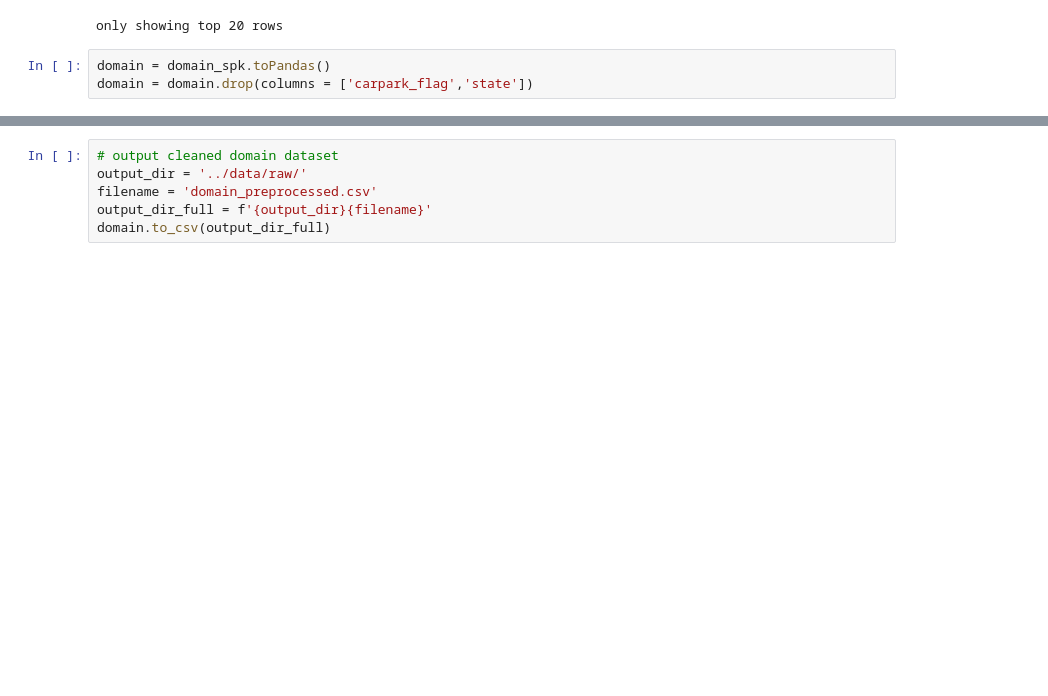
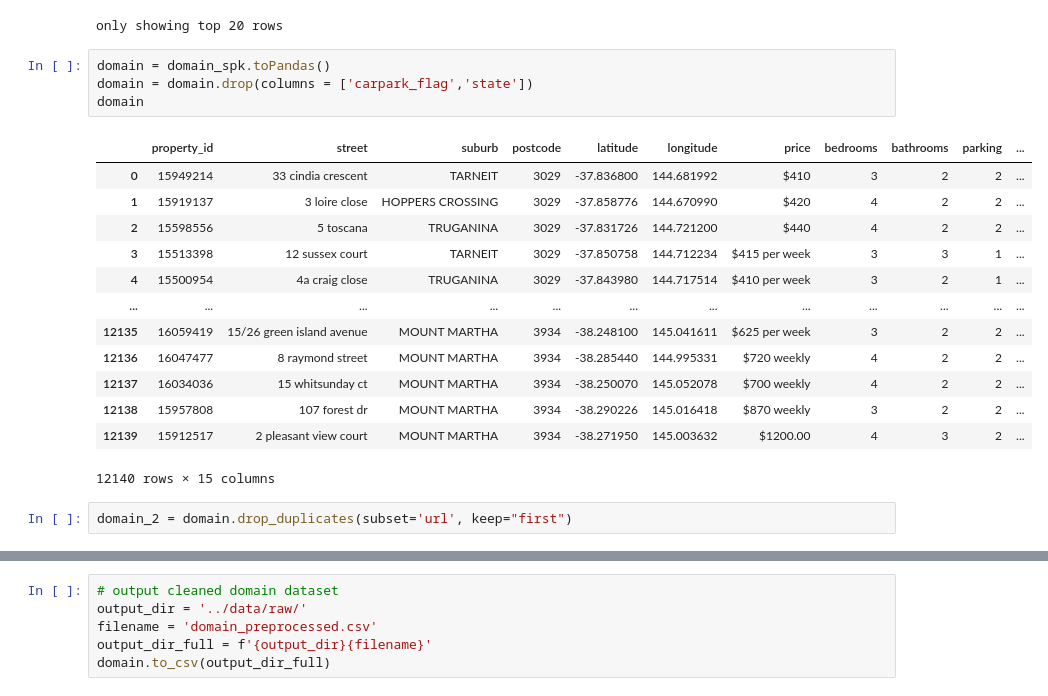
Before and after one commit to MAST30034-Applied-Data-Science/generic-real-estate-consulting-project-group-7, a Jupyter notebook: notebooks/domain_preprocess.ipynb, the cells around one changed output, grey strips where cells are left out. Saved outputs shown, nothing was run; the diff lists cells and outputs as text; blank space fills up the shorter version.

Commit message:
remove duplicate url

```diff
--- a/notebooks/domain_preprocess.ipynb
+++ b/notebooks/domain_preprocess.ipynb
@@ -154,3 +160,20 @@ only showing top 20 rows
 # %%
 domain = domain_spk.toPandas()
 domain = domain.drop(columns = ['carpark_flag','state'])
+domain
+# %% [output]
+|  | property_id | street | suburb | postcode | latitude | longitude | price | bedrooms | bathrooms | parking | ... |
+| 0 | 15949214 | 33 cindia crescent | TARNEIT | 3029 | -37.836800 | 144.681992 | $410 | 3 | 2 | 2 | ... |
+| 1 | 15919137 | 3 loire close | HOPPERS CROSSING | 3029 | -37.858776 | 144.670990 | $420 | 4 | 2 | 2 | ... |
+| 2 | 15598556 | 5 toscana | TRUGANINA | 3029 | -37.831726 | 144.721200 | $440 | 4 | 2 | 2 | ... |
+| 3 | 15513398 | 12 sussex court | TARNEIT | 3029 | -37.850758 | 144.712234 | $415 per week | 3 | 3 | 1 | ... |
+| 4 | 15500954 | 4a craig close | TRUGANINA | 3029 | -37.843980 | 144.717514 | $410 per week | 3 | 2 | 1 | ... |
+| ... | ... | ... | ... | ... | ... | ... | ... | ... | ... | ... | ... |
+| 12135 | 16059419 | 15/26 green island avenue | MOUNT MARTHA | 3934 | -38.248100 | 145.041611 | $625 per week | 3 | 2 | 2 | ... |
+| 12136 | 16047477 | 8 raymond street | MOUNT MARTHA | 3934 | -38.285440 | 144.995331 | $720 weekly | 4 | 2 | 2 | ... |
+| 12137 | 16034036 | 15 whitsunday ct | MOUNT MARTHA | 3934 | -38.250070 | 145.052078 | $700 weekly | 4 | 2 | 2 | ... |
+| 12138 | 15957808 | 107 forest dr | MOUNT MARTHA | 3934 | -38.290226 | 145.016418 | $870 weekly | 3 | 2 | 2 | ... |
+| 12139 | 15912517 | 2 pleasant view court | MOUNT MARTHA | 3934 | -38.271950 | 145.003632 | $1200.00 | 4 | 3 | 2 | ... |
+12140 rows × 15 columns
+# %%
+domain_2 = domain.drop_duplicates(subset='url', keep="first")
```
Also changed, not shown: parts of 2 cells of this notebook, 1 other file.
